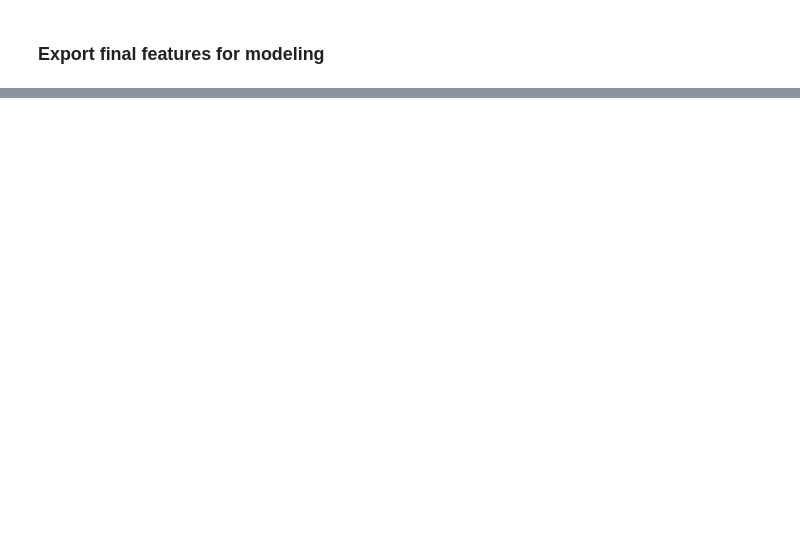
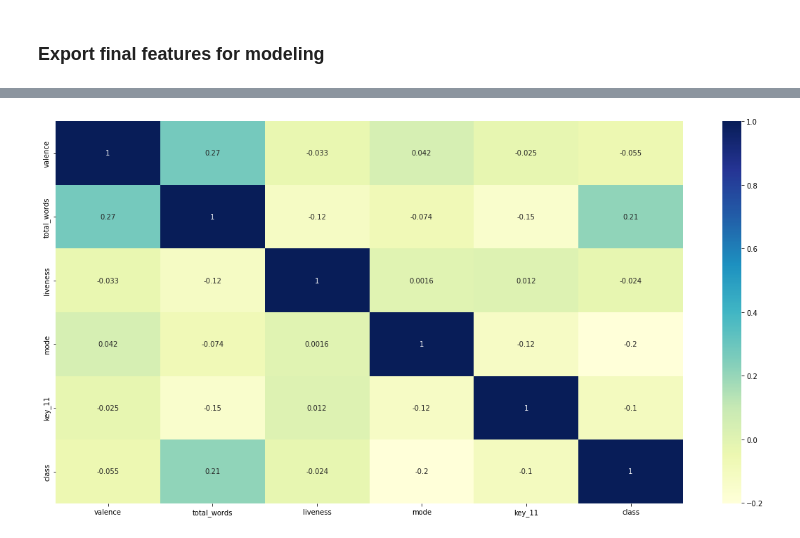
Before and after one commit to Ho1yShif/FOB_LR_Public, a Jupyter notebook: notebooks/Feature_Engineering.ipynb, the cells around one changed output, grey strips where cells are left out. Cells and saved outputs as stored; diff of their text form; code cells hidden in the pictures; blank space fills up the shorter version.

```diff
--- a/notebooks/Feature_Engineering.ipynb
+++ b/notebooks/Feature_Engineering.ipynb
@@ -289,0 +279,5 @@ features.to_csv('data/processed/features_encoded.csv')
+# %%
+feature_ideas = ['valence', 'total_words', 'liveness', 'mode', 'key_11']
+exp_features = features[feature_ideas].copy()
+exp_features = pd.concat([exp_features, y], axis=1)
+exp_features.head()
@@ -289,0 +291,7 @@ features.to_csv('data/processed/features_encoded.csv')
+# %%
+# No significant correlations
+plt.figure(figsize=(20,10))
+sns.heatmap(exp_features.corr(), cmap="YlGnBu", annot=True)
+plt.show()
+# %% [output]
+[figure, added]
```
Also changed, not shown: parts of 33 cells of this notebook, 33 other files.
